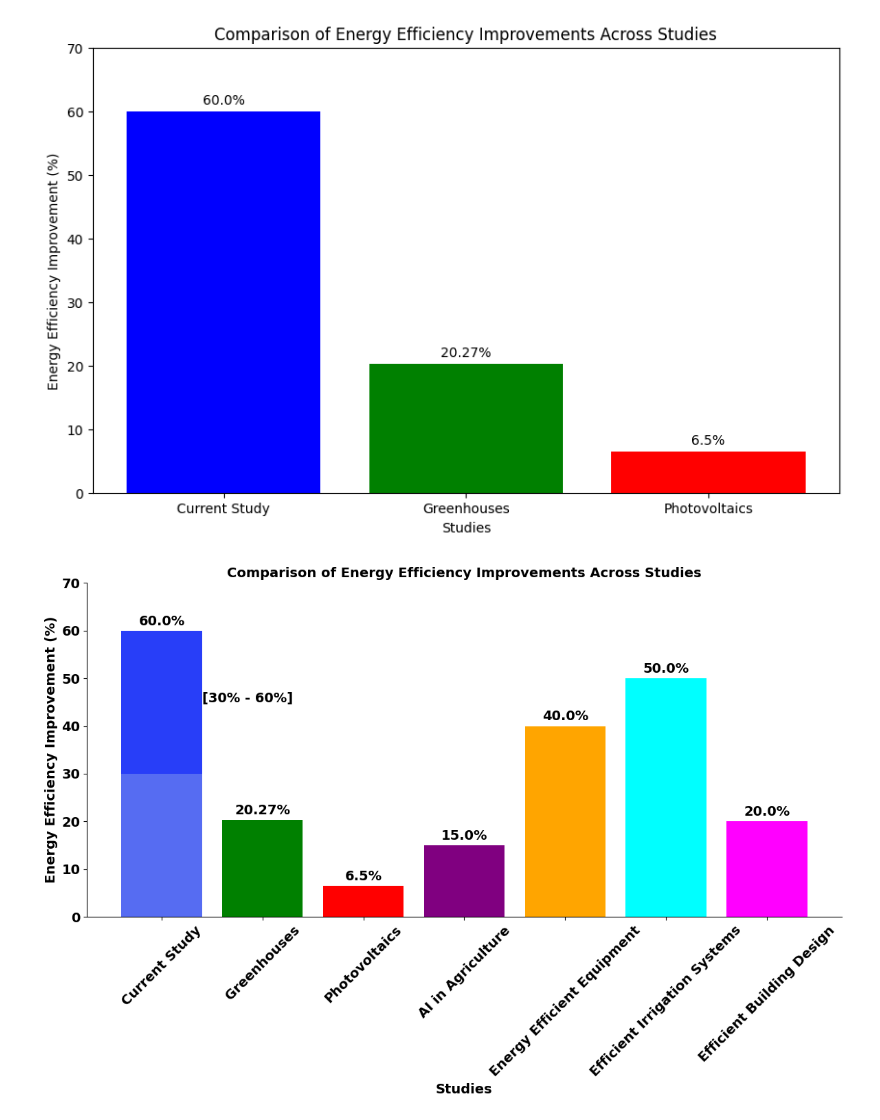
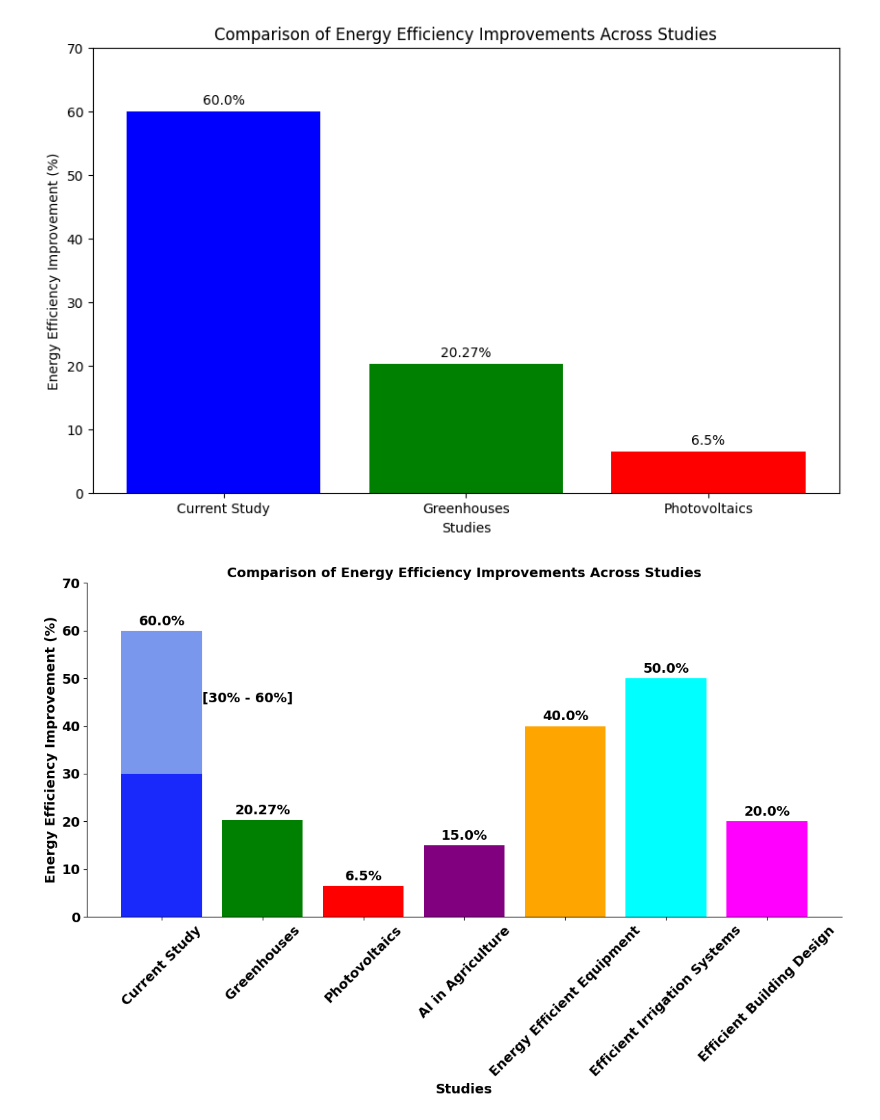
Before and after one commit to Iftekhar-mobin/depression_suicide_project, a Jupyter notebook: papers/Agro work synthetic dataset.ipynb, the cells around one changed output. Drawn from its saved outputs; the diff is of its cells as text; code cells hidden in the pictures.

```diff
--- a/papers/Untitled.ipynb
+++ b/papers/Agro work synthetic dataset.ipynb
@@ -181,8 +172,8 @@ bars = ax.bar(studies.keys(), studies.values(), color=colors)
 
 # Overlay shaded area for "Potential Growth Zone" in "Current Study"
 current_study_index = list(studies.keys()).index("Current Study")
-ax.bar("Current Study", 30, color='lightblue', alpha=0.5)  # Base level at 30%
-ax.bar("Current Study", 30, bottom=30, color='skyblue', alpha=0.3)  # Growth zone
+ax.bar("Current Study", 30, color='skyblue', alpha=0.2)  # Base level at 30%
+ax.bar("Current Study", 30, bottom=30, color='lightblue', alpha=0.7)  # Growth zone
 
 # Adding data labels
 for bar, label in zip(bars, studies.keys()):
@@ -190,31 +181,31 @@ for bar, label in zip(bars, studies.keys()):
     ax.annotate(f'{height}%',
                 xy=(bar.get_x() + bar.get_width() / 2, height),
                 xytext=(0, 3),
                 textcoords="offset points",
                 ha='center', va='bottom',
                 fontsize=14, fontweight='bold')
 
 # Adding bracket beside the "Current Study" bar
 bracket_text = "[30% - 60%]"
 ax.text(current_study_index + 0.4, 45, bracket_text,
         fontsize=14, fontweight='bold', color='black', ha='left')
 
 # Remove top and right borders
 ax.spines['top'].set_visible(False)
 ax.spines['right'].set_visible(False)
 
 # Labels and Title with Bold Formatting
 ax.set_xlabel('Studies', fontsize=14, fontweight='bold')
 ax.set_ylabel('Energy Efficiency Improvement (%)', fontsize=14, fontweight='bold')
 ax.set_title('Comparison of Energy Efficiency Improvements Across Studies', fontsize=14, fontweight='bold')
 
 # Adjustments
 plt.ylim(0, max(studies.values()) + 10)
 plt.xticks(rotation=45, fontsize=14, fontweight='bold')  # Bold x-axis labels
 plt.yticks(fontsize=14, fontweight='bold')  # Bold y-axis labels
 
 plt.tight_layout()
 plt.savefig("comparison.jpg", dpi=300, bbox_inches='tight')  # Save high-quality JPG
 plt.show()
 # %% [output]
-[figure, old version]
+[figure, new version]
```
Also changed, not shown: parts of 2 cells of this notebook.
